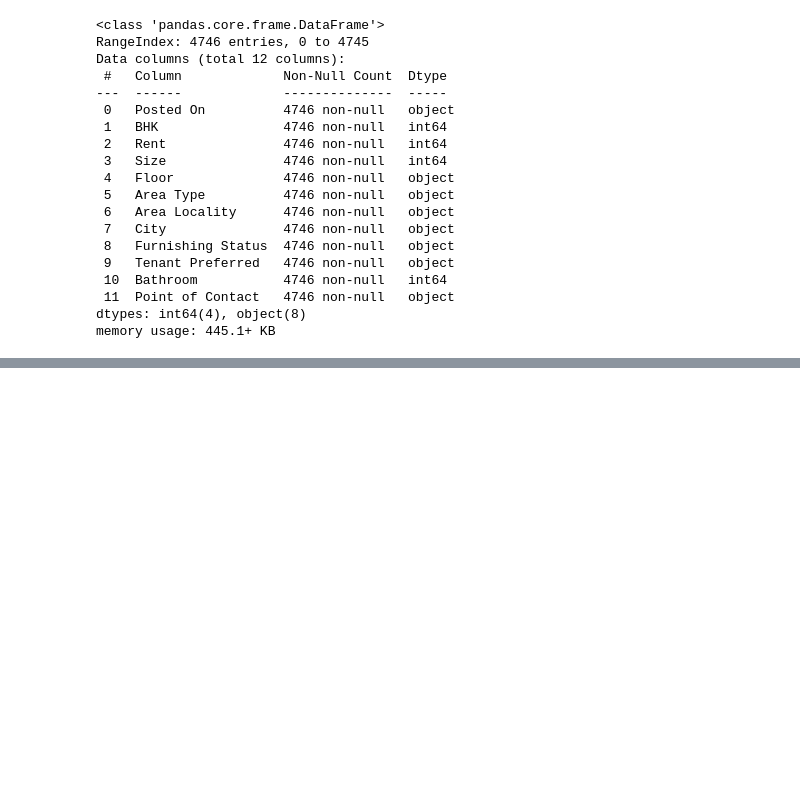
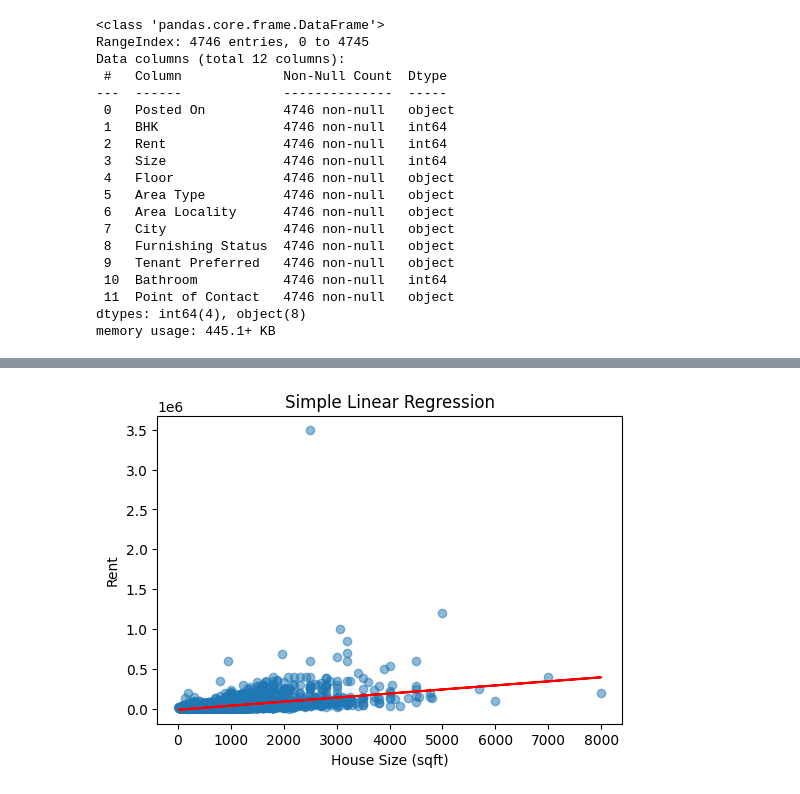
Before and after one commit to wd369018/Assignment, a Jupyter notebook: Copy_of_Untitled3.ipynb, the cells around one changed output, grey strips where cells are left out. Cells and saved outputs as stored; diff of their text form; code cells hidden in the pictures; blank space fills up the shorter version.

```diff
--- a/Copy_of_Untitled3.ipynb
+++ b/Copy_of_Untitled3.ipynb
@@ -91,0 +116,20 @@ from sklearn.metrics import mean_squared_error, r2_score
+# %%
+from sklearn.linear_model import LinearRegression
+
+X_simple = df[['Size']]
+y = df['Rent']
+
+simple_model = LinearRegression()
+simple_model.fit(X_simple, y)
+
+y_pred_simple = simple_model.predict(X_simple)
+# %%
+plt.figure(figsize=(6,4))
+plt.scatter(X_simple, y, alpha=0.5)
+plt.plot(X_simple, y_pred_simple, color='red')
+plt.xlabel("House Size (sqft)")
+plt.ylabel("Rent")
+plt.title("Simple Linear Regression")
+plt.show()
+# %% [output]
+[figure, added]
```
Also changed, not shown: parts of 29 cells of this notebook.
